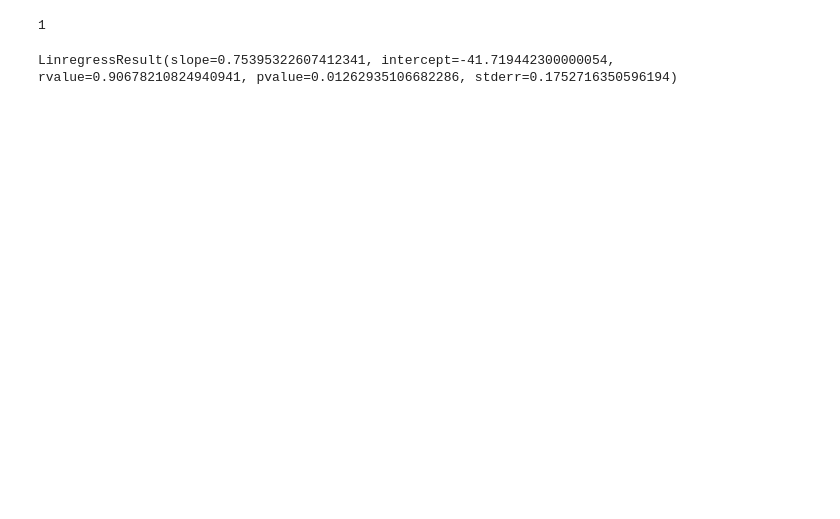
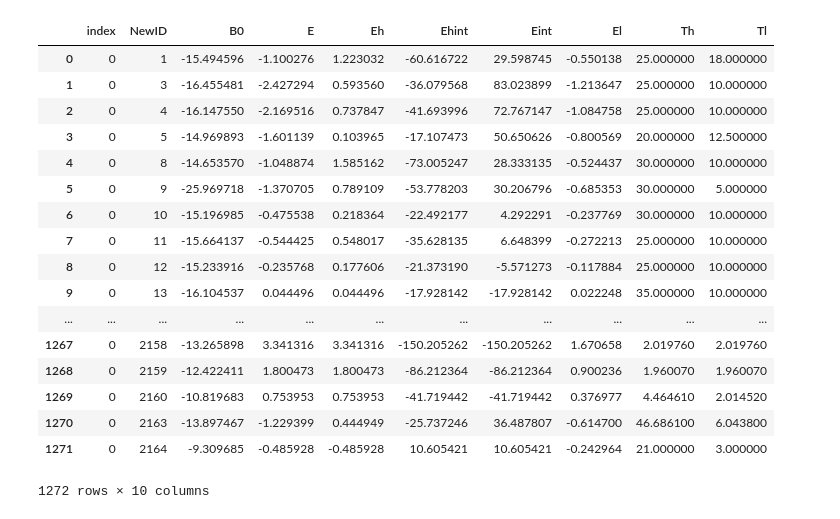
Before and after one commit to dbridg15/CMEECoursework, a Jupyter notebook: CMEEMiniProject/Code/starting_values.ipynb, the cells around one changed output. Saved outputs shown, nothing was run; the diff lists cells and outputs as text; code cells hidden in the pictures; blank space fills up the shorter version.

```diff
--- a/CMEEMiniProject/Code/starting_values.ipynb
+++ b/CMEEMiniProject/Code/starting_values.ipynb
@@ -54,10 +16,15 @@ for id in GRDF.NewID.unique():
 def f(group):
 
     split = np.argmax(group.reset_index().STVlogged)  # split
-    x = group.reset_index().adjTemp
-    y = group.reset_index().STVlogged
+    x     = group.reset_index().adjTemp
+    y     = group.reset_index().STVlogged
+    xVals = group.reset_index().UsedTemp
 
-    if split + 1 == len(y) or split == 0 or split ==1:
+    if split + 1 == len(y) or split == 0\
+                           or split == 1\
+                           or x[:split].nunique() == 1\
+                           or x[split:].nunique() == 1:
+
         lm1 = stats.linregress(x, y)
         lm2 = stats.linregress(x, y)
     else:
@@ -71,11 +38,14 @@ def f(group):
             lm2 = stats.linregress(x, y)
 
     vals = {"E"     : lm1[0],
+            "El"    : lm1[0]/2,
             "Eh"    : lm2[0],
             "Eint"  : lm1[1],
             "Ehint" : lm2[1],
             "B0"    : lm1[0]*(1/(k*283.15)) + lm1[1],
-            "Th"    : x[np.argmax(y)],
-            "Tl"    : min(x)}
+            "Th"    : xVals[np.argmax(y)],
+            "Tl"    : min(xVals)}
 
-    return vals
+    return pd.DataFrame(vals, index = [0])
+
+strt_vals = GRDF.groupby("NewID").apply(f)
@@ -143,4 +51,0 @@ vals
-# %%
-split
-# %% [output]
-1
@@ -149,4 +52,22 @@ lm1 = stats.linregress(x, y)
-# %%
-lm1
-# %% [output]
-LinregressResult(slope=0.75395322607412341, intercept=-41.719442300000054, rvalue=0.90678210824940941, pvalue=0.01262935106682286, stderr=0.1752716350596194)
+# %%
+strt_vals.reset_index(level=0, inplace=True)
+strt_vals
+# %% [output]
+|  | index | NewID | B0 | E | Eh | Ehint | Eint | El | Th | Tl |
+| 0 | 0 | 1 | -15.494596 | -1.100276 | 1.223032 | -60.616722 | 29.598745 | -0.550138 | 25.000000 | 18.000000 |
+| 1 | 0 | 3 | -16.455481 | -2.427294 | 0.593560 | -36.079568 | 83.023899 | -1.213647 | 25.000000 | 10.000000 |
+| 2 | 0 | 4 | -16.147550 | -2.169516 | 0.737847 | -41.693996 | 72.767147 | -1.084758 | 25.000000 | 10.000000 |
+| 3 | 0 | 5 | -14.969893 | -1.601139 | 0.103965 | -17.107473 | 50.650626 | -0.800569 | 20.000000 | 12.500000 |
+| 4 | 0 | 8 | -14.653570 | -1.048874 | 1.585162 | -73.005247 | 28.333135 | -0.524437 | 30.000000 | 10.000000 |
+| 5 | 0 | 9 | -25.969718 | -1.370705 | 0.789109 | -53.778203 | 30.206796 | -0.685353 | 30.000000 | 5.000000 |
+| 6 | 0 | 10 | -15.196985 | -0.475538 | 0.218364 | -22.492177 | 4.292291 | -0.237769 | 30.000000 | 10.000000 |
+| 7 | 0 | 11 | -15.664137 | -0.544425 | 0.548017 | -35.628135 | 6.648399 | -0.272213 | 25.000000 | 10.000000 |
+| 8 | 0 | 12 | -15.233916 | -0.235768 | 0.177606 | -21.373190 | -5.571273 | -0.117884 | 25.000000 | 10.000000 |
+| 9 | 0 | 13 | -16.104537 | 0.044496 | 0.044496 | -17.928142 | -17.928142 | 0.022248 | 35.000000 | 10.000000 |
+| ... | ... | ... | ... | ... | ... | ... | ... | ... | ... | ... |
+| 1267 | 0 | 2158 | -13.265898 | 3.341316 | 3.341316 | -150.205262 | -150.205262 | 1.670658 | 2.019760 | 2.019760 |
+| 1268 | 0 | 2159 | -12.422411 | 1.800473 | 1.800473 | -86.212364 | -86.212364 | 0.900236 | 1.960070 | 1.960070 |
+| 1269 | 0 | 2160 | -10.819683 | 0.753953 | 0.753953 | -41.719442 | -41.719442 | 0.376977 | 4.464610 | 2.014520 |
+| 1270 | 0 | 2163 | -13.897467 | -1.229399 | 0.444949 | -25.737246 | 36.487807 | -0.614700 | 46.686100 | 6.043800 |
+| 1271 | 0 | 2164 | -9.309685 | -0.485928 | -0.485928 | 10.605421 | 10.605421 | -0.242964 | 21.000000 | 3.000000 |
+1272 rows × 10 columns
```
Also changed, not shown: parts of 7 cells of this notebook, 10 other files.
